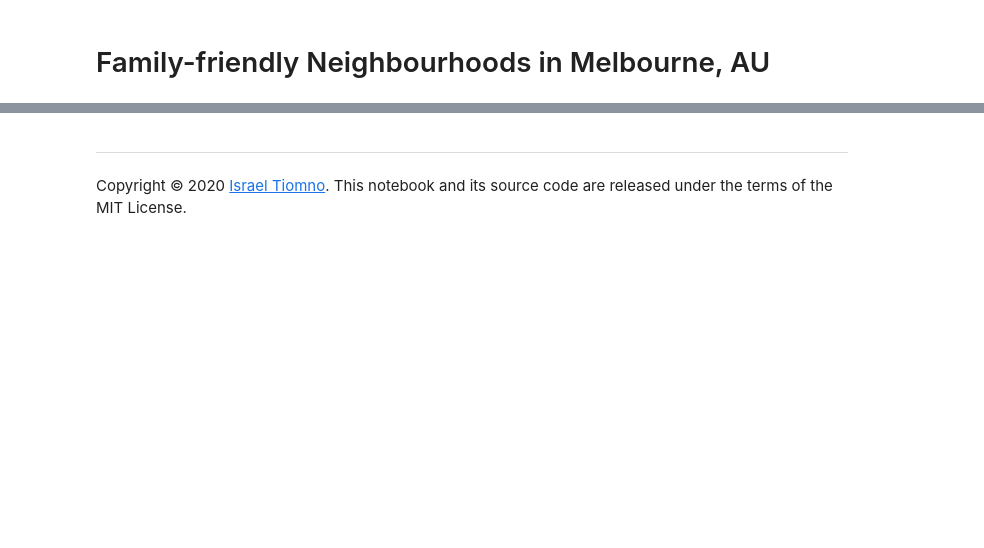
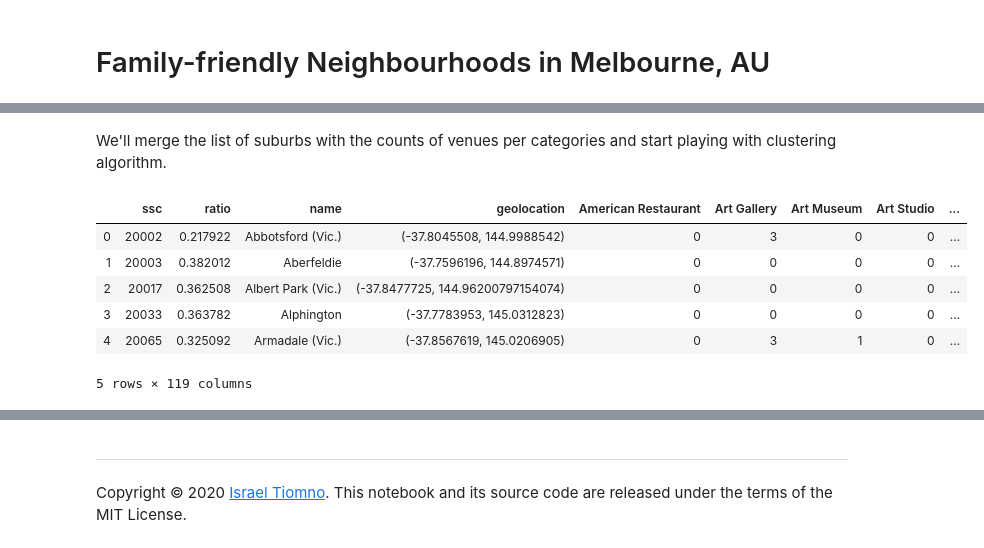
Before and after one commit to tiomno/Coursera_Capstone, a Jupyter notebook: Family-Friendly-Neighbourhoods-Melbourne.ipynb, the cells around one changed output, grey strips where cells are left out. Drawn from its saved outputs; the diff is of its cells as text; code cells hidden in the pictures; blank space fills up the shorter version.

```diff
--- a/Family-Friendly-Neighbourhoods-Melbourne.ipynb
+++ b/Family-Friendly-Neighbourhoods-Melbourne.ipynb
@@ -49,0 +195,6 @@ At this point, we will know how many venues per category every suburb of Melbour
+# %%
+df_melbourne_families = pd.read_csv('https://raw.githubusercontent.com/tiomno/Coursera_Capstone/master/datasets/df_melbourne_families.csv')
+# Remove SSC duplication due to the correspondence with SA4 areas
+bool_series = df_melbourne_families["ssc"].duplicated()
+df_melbourne_families = df_melbourne_families[~bool_series]
+df_melbourne_families.head()
@@ -49,0 +258,3 @@ At this point, we will know how many venues per category every suburb of Melbour
+# %%
+df_categories_ssc = pd.read_csv('https://raw.githubusercontent.com/tiomno/Coursera_Capstone/master/datasets/categories_ssc.csv')
+df_categories_ssc.head()
@@ -49,0 +268,17 @@ At this point, we will know how many venues per category every suburb of Melbour
+# %%
+# Group categories by SSC (suburb) and get the ratio from the total.
+
+# Add dummy value to count 1 per each row and venue
+df_categories_ssc['venues'] = 1
+
+# Count venues per category and total by SSC
+df_categories_ssc['venues_count'] = df_categories_ssc.groupby(['ssc', 'category'])['venues'].transform('sum')
+
+# Remove extra columns and row duplications
+df_categories_ssc = df_categories_ssc[['ssc', 'category', 'venues_count']].drop_duplicates()
+# Convert categories into columns with venues counts as cell values
+df_categories_ssc = df_categories_ssc.pivot_table(
+    values='venues_count', index=df_categories_ssc.ssc, columns='category', aggfunc='first', fill_value=0
+)
+df_categories_ssc.reset_index(level=0, inplace=True)
+df_categories_ssc.head()
@@ -49,0 +293,13 @@ At this point, we will know how many venues per category every suburb of Melbour
+# %% [markdown]
+We'll merge the list of suburbs with the counts of venues per categories and start playing with clustering algorithm.
+# %%
+df_melbourne_venues = pd.merge(df_melbourne_families, df_categories_ssc, on=['ssc'])
+df_melbourne_venues.head()
+# %% [output]
+|  | ssc | ratio | name | geolocation | American Restaurant | Art Gallery | Art Museum | Art Studio | ... |
+| 0 | 20002 | 0.217922 | Abbotsford (Vic.) | (-37.8045508, 144.9988542) | 0 | 3 | 0 | 0 | ... |
+| 1 | 20003 | 0.382012 | Aberfeldie | (-37.7596196, 144.8974571) | 0 | 0 | 0 | 0 | ... |
+| 2 | 20017 | 0.362508 | Albert Park (Vic.) | (-37.8477725, 144.96200797154074) | 0 | 0 | 0 | 0 | ... |
+| 3 | 20033 | 0.363782 | Alphington | (-37.7783953, 145.0312823) | 0 | 0 | 0 | 0 | ... |
+| 4 | 20065 | 0.325092 | Armadale (Vic.) | (-37.8567619, 145.0206905) | 0 | 3 | 1 | 0 | ... |
+5 rows × 119 columns
```
Also changed, not shown: parts of 42 cells of this notebook.
